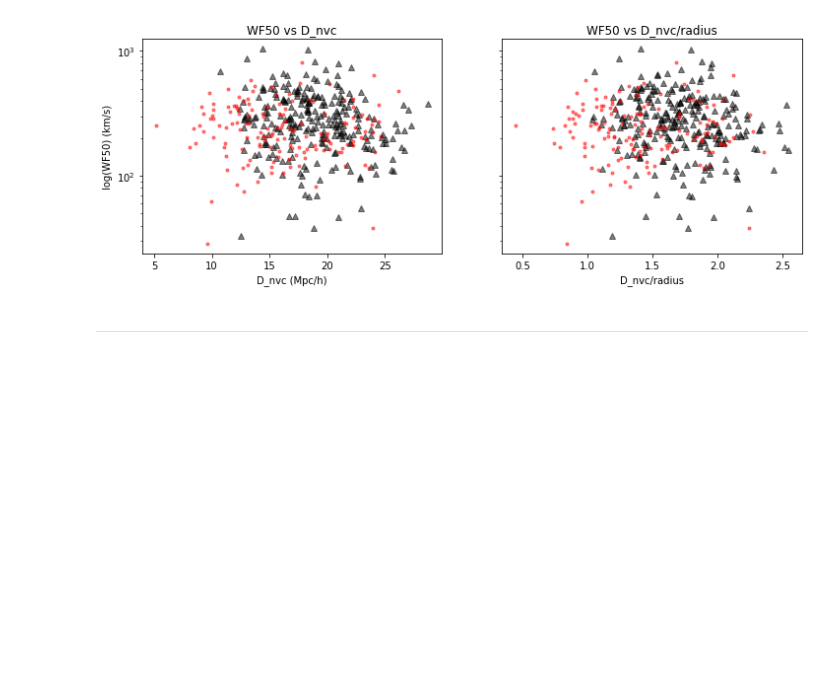
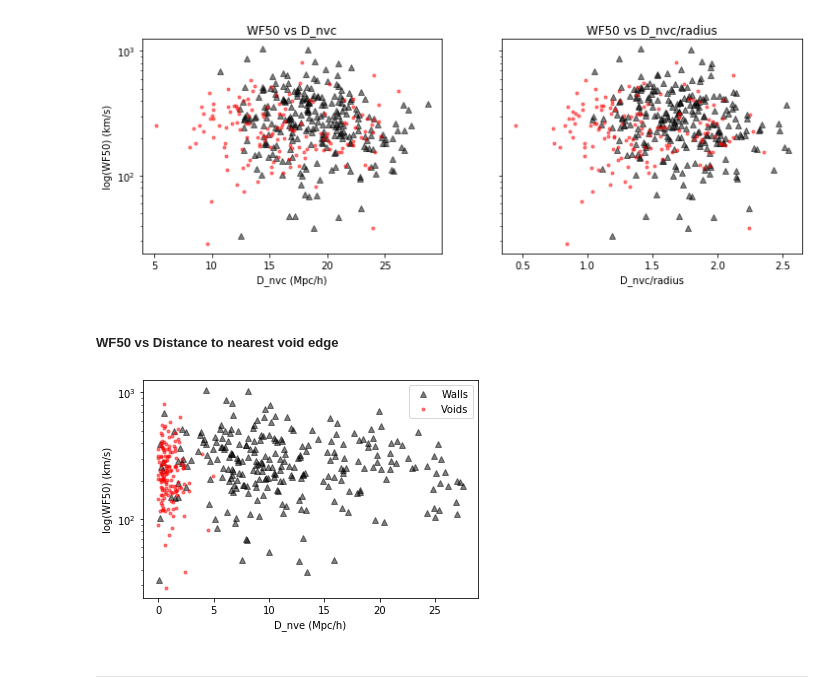
Before and after one commit to usiam/Summer-20_Galactic-Rotation-Curves-And-Dark-Matter, a Jupyter notebook: 11. Nearest_distance_plots.ipynb, the cells around one changed output. Drawn from its saved outputs; the diff is of its cells as text; code cells hidden in the pictures; blank space fills up the shorter version.

```diff
--- a/11. Nearest_distance_plots.ipynb
+++ b/11. Nearest_distance_plots.ipynb
@@ -98,6 +100,25 @@ plt.savefig('plots/logWF50-D_nvc_and_D_nvc-normalized.jpeg', dpi=500, facecolor=
 plt.show()
 # %% [output]
 [figure]
+# %% [markdown]
+##### WF50 vs Distance to nearest void edge
+# %%
+walls_dnve_WF50 = walls_data['d_nve']
+
+voids_dnve_WF50 = voids_data['d_nve']
+# %%
+plt.semilogy(walls_dnve_WF50, walls_WF50, '^', color = 'black', label = 'Walls', alpha = 0.5)
+plt.semilogy(voids_dnn_WF50, voids_WF50, '.', color = 'red', label = 'Voids', alpha = 0.5)
+plt.ylabel('log(WF50) (km/s)')
+plt.xlabel('D_nve (Mpc/h)')
+plt.legend()
+plt.savefig('plots/logWF50-D_nve.jpeg', dpi=500, facecolor='w', edgecolor='w',
+        orientation='portrait', format='jpeg', pad_inches=0.1)
+
+
+plt.show()
+# %% [output]
+[figure, added]
 # %% [markdown]
 ---
 # %% [markdown]
```
Also changed, not shown: parts of 12 cells of this notebook.
